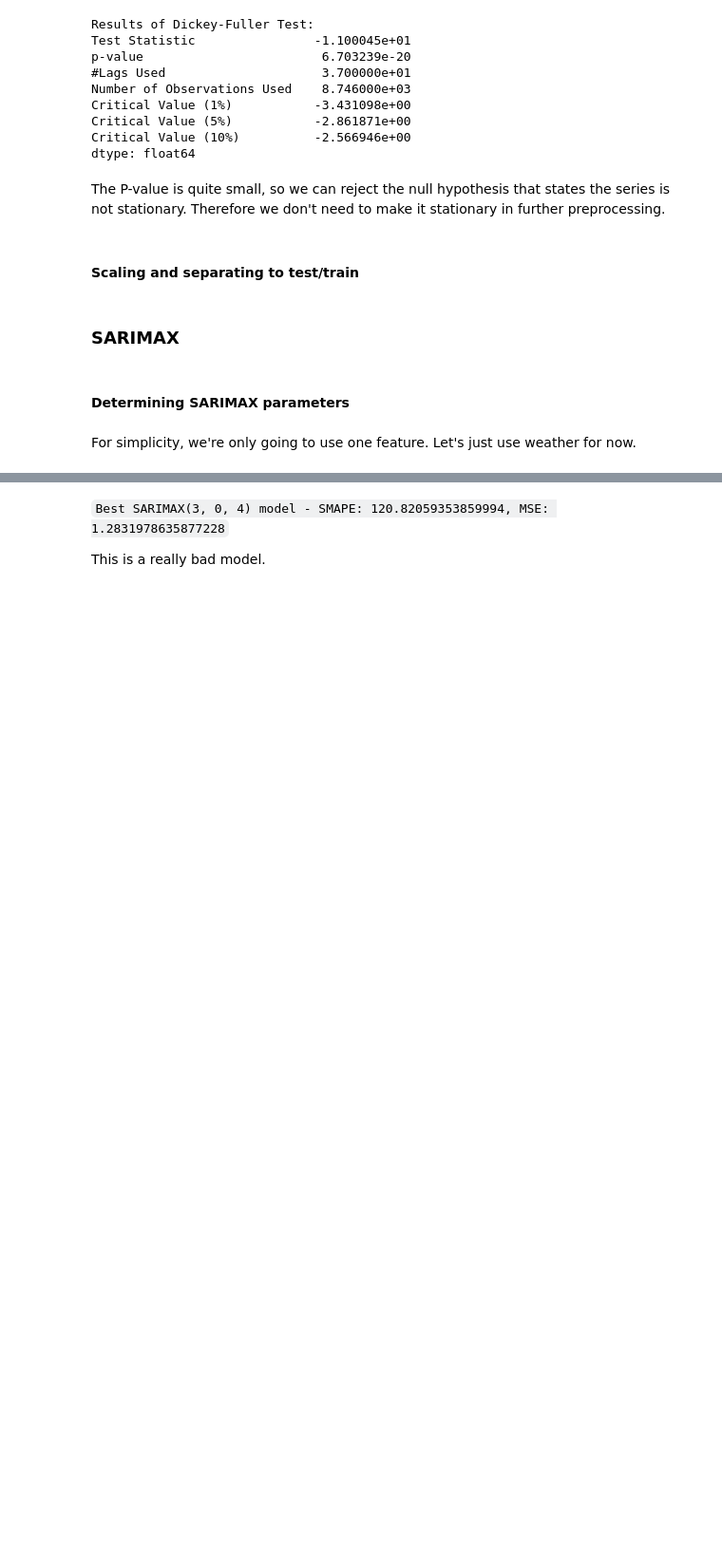
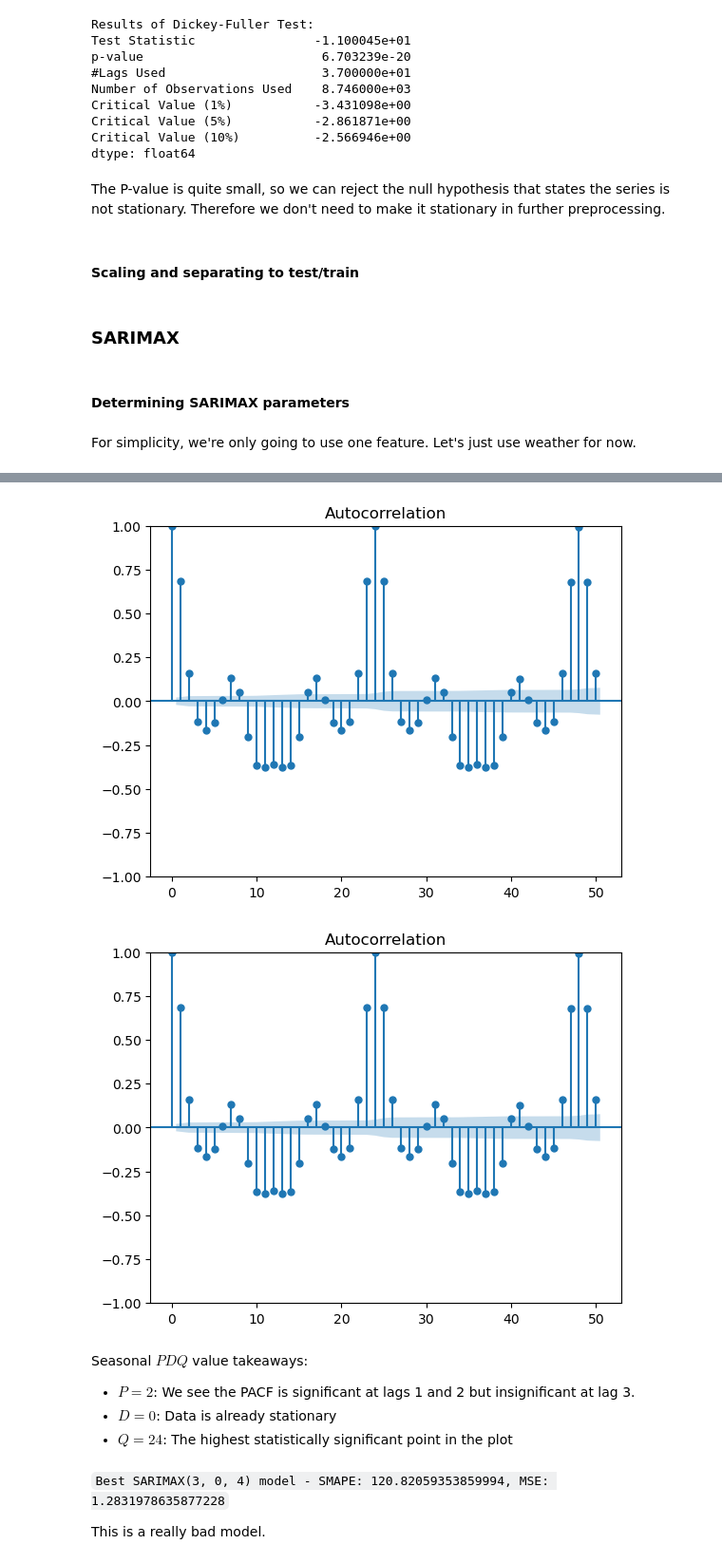
Before and after one commit to jon-robbins/delivery_orders_pred_model, a Jupyter notebook: final_project.ipynb, the cells around one changed output, grey strips where cells are left out. Shown at 95% size. Saved outputs shown, nothing was run; the diff lists cells and outputs as text; code cells hidden in the pictures; blank space fills up the shorter version.

```diff
--- a/final_project.ipynb
+++ b/final_project.ipynb
@@ -762,3 +738,23 @@ best_P, best_D, best_Q, best_S = model.seasonal_order
+# %%
+from statsmodels.tsa.seasonal import seasonal_decompose
+from statsmodels.graphics.tsaplots import plot_acf
+
+# Perform seasonal decomposition
+decomposition = seasonal_decompose(series, period=24)
+
+# Extract the seasonal component
+seasonal_component = decomposition.seasonal
+
+# Plot the ACF of the seasonal component
+plot_acf(seasonal_component, lags=50)
+# %% [output]
+[figure, added]
+[figure, added]
+# %% [markdown]
+Seasonal $PDQ$ value takeaways:
+- $P=2$: We see the PACF is significant at lags 1 and 2 but insignificant at lag 3.
+- $D=0$: Data is already stationary
+- $Q=24$: The highest statistically significant point in the plot
 # %% [markdown]
 `Best SARIMAX(3, 0, 4) model - SMAPE: 120.82059353859994, MSE: 1.2831978635877228`
 
```
Also changed, not shown: parts of 11 cells of this notebook, 1 other file.
